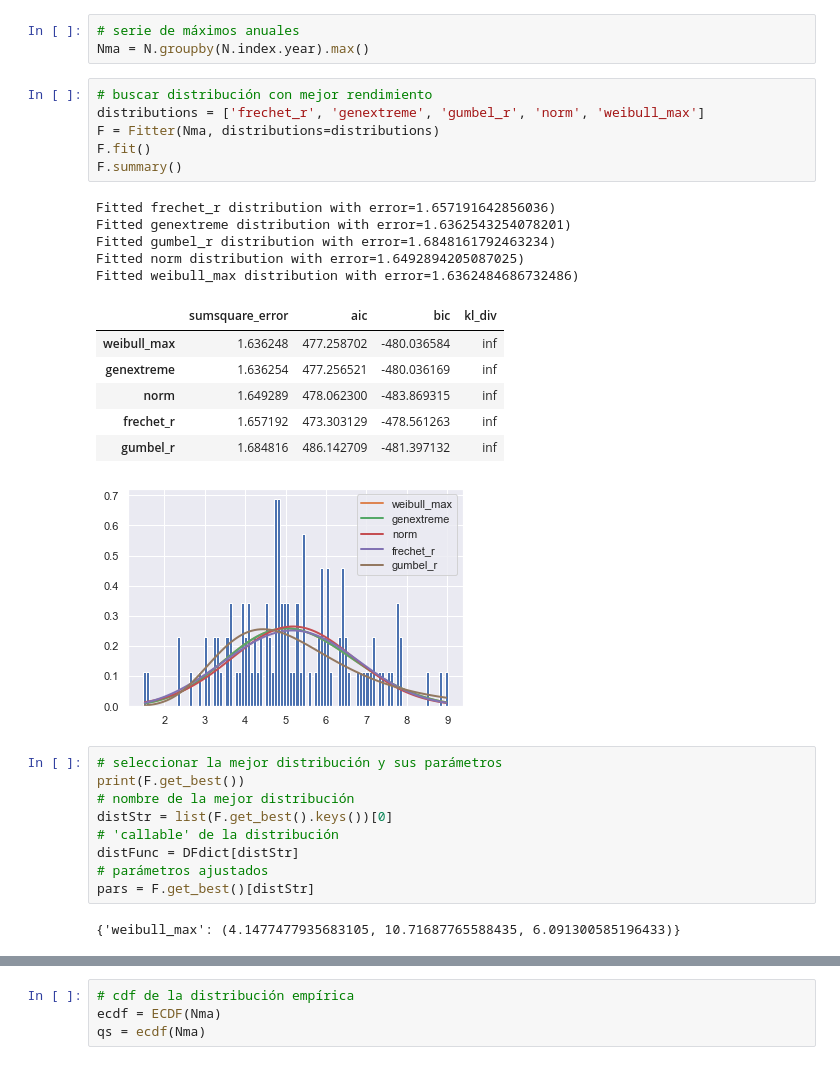
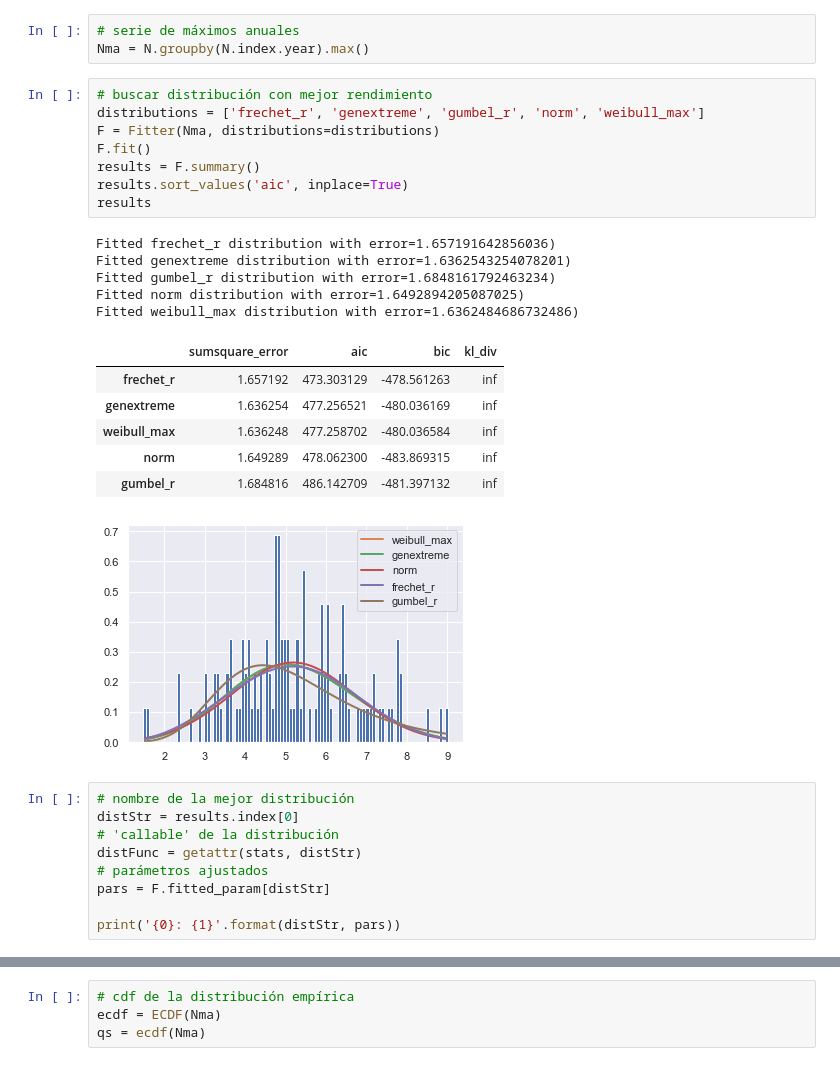
Before and after one commit to casadoj/Estadistica, a Jupyter notebook: docs/POT explicación.ipynb, the cells around one changed output, grey strips where cells are left out. Drawn from its saved outputs; the diff is of its cells as text.

```diff
--- a/docs/POT explicación.ipynb
+++ b/docs/POT explicación.ipynb
@@ -66,33 +68,33 @@ Nma = N.groupby(N.index.year).max()
 # %%
 # buscar distribución con mejor rendimiento
 distributions = ['frechet_r', 'genextreme', 'gumbel_r', 'norm', 'weibull_max']
 F = Fitter(Nma, distributions=distributions)
 F.fit()
-F.summary()
+results = F.summary()
+results.sort_values('aic', inplace=True)
+results
 # %% [output]
 Fitted frechet_r distribution with error=1.657191642856036)
 Fitted genextreme distribution with error=1.6362543254078201)
 Fitted gumbel_r distribution with error=1.6848161792463234)
 Fitted norm distribution with error=1.6492894205087025)
 Fitted weibull_max distribution with error=1.6362484686732486)
 |  | sumsquare_error | aic | bic | kl_div |
+| frechet_r | 1.657192 | 473.303129 | -478.561263 | inf |
+| genextreme | 1.636254 | 477.256521 | -480.036169 | inf |
 | weibull_max | 1.636248 | 477.258702 | -480.036584 | inf |
-| genextreme | 1.636254 | 477.256521 | -480.036169 | inf |
 | norm | 1.649289 | 478.062300 | -483.869315 | inf |
-| frechet_r | 1.657192 | 473.303129 | -478.561263 | inf |
 | gumbel_r | 1.684816 | 486.142709 | -481.397132 | inf |
 [figure]
 # %%
-# seleccionar la mejor distribución y sus parámetros
-print(F.get_best())
 # nombre de la mejor distribución
-distStr = list(F.get_best().keys())[0]
+distStr = results.index[0]
 # 'callable' de la distribución
-distFunc = DFdict[distStr]
+distFunc = getattr(stats, distStr)
 # parámetros ajustados
-pars = F.get_best()[distStr]
+pars = F.fitted_param[distStr]
+
+print('{0}: {1}'.format(distStr, pars))
-# %% [output]
-{'weibull_max': (4.1477477935683105, 10.71687765588435, 6.091300585196433)}
 # %%
 # cdf y pdf de la distribución analítica
 x = np.linspace(0, 12, 101)
```
Also changed, not shown: parts of 4 cells of this notebook, 2 other files.
